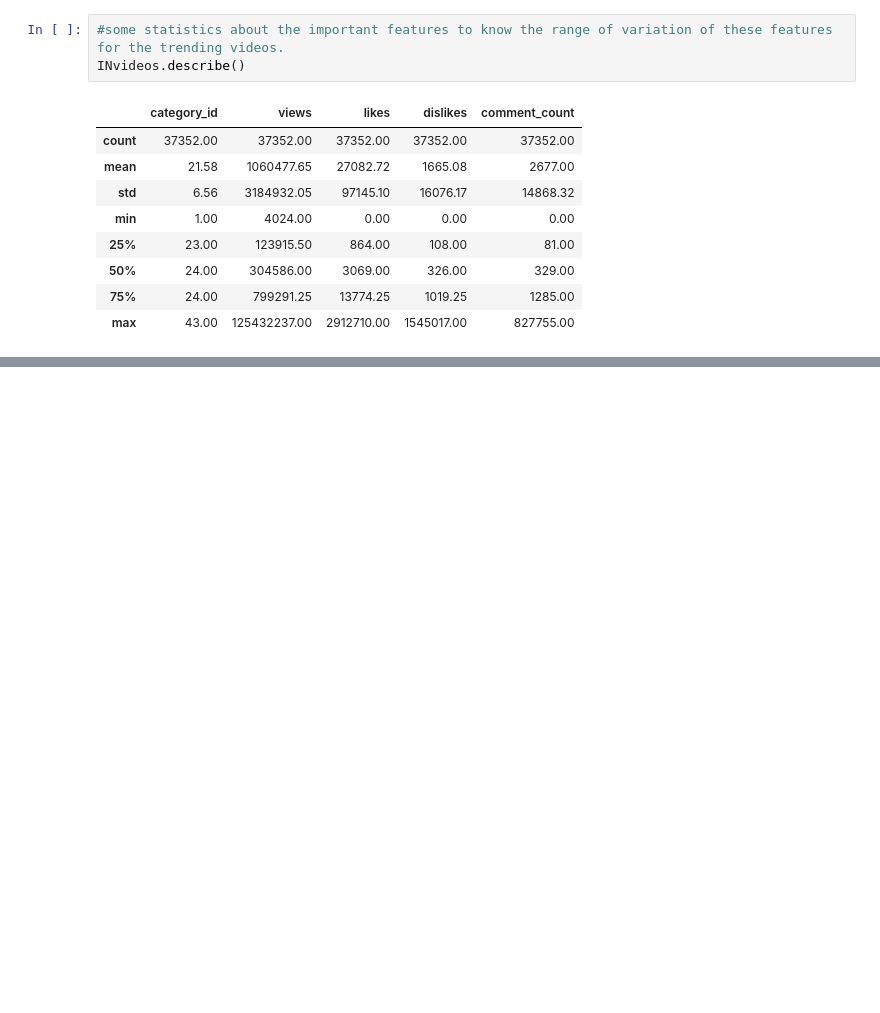
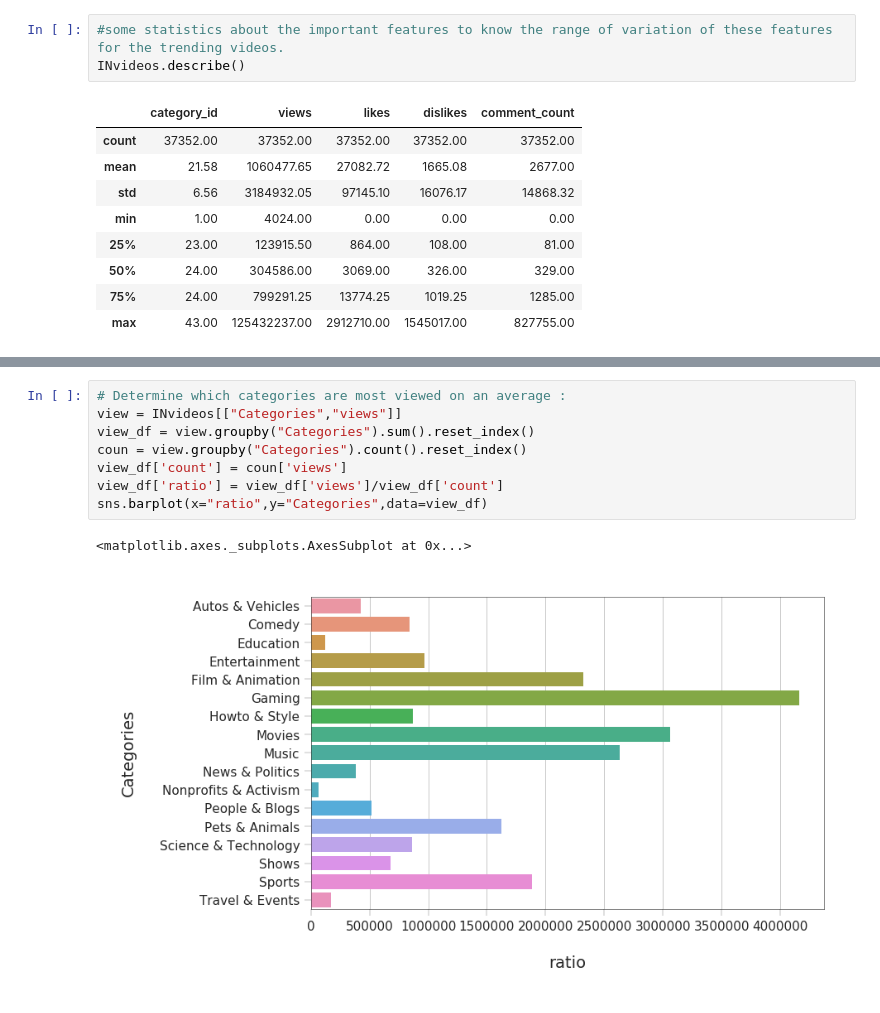
Before and after one commit to Shreya369/We-R, a Jupyter notebook: YouTube_Trending_Video_Analysis.ipynb, the cells around one changed output, grey strips where cells are left out. Saved outputs shown, nothing was run; the diff lists cells and outputs as text; blank space fills up the shorter version.

```diff
--- a/YouTube_Trending_Video_Analysis.ipynb
+++ b/YouTube_Trending_Video_Analysis.ipynb
@@ -111,0 +131,11 @@ INvideos.describe()
+# %%
+# Determine which categories are most viewed on an average :
+view = INvideos[["Categories","views"]]
+view_df = view.groupby("Categories").sum().reset_index()
+coun = view.groupby("Categories").count().reset_index()
+view_df['count'] = coun['views']
+view_df['ratio'] = view_df['views']/view_df['count']
+sns.barplot(x="ratio",y="Categories",data=view_df)
+# %% [output]
+<matplotlib.axes._subplots.AxesSubplot at 0x...>
+[figure, added]
```
Also changed, not shown: parts of 6 cells of this notebook.
